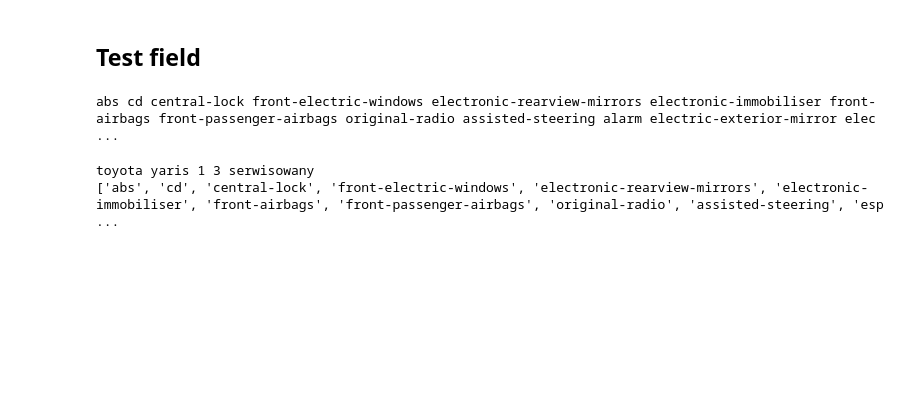
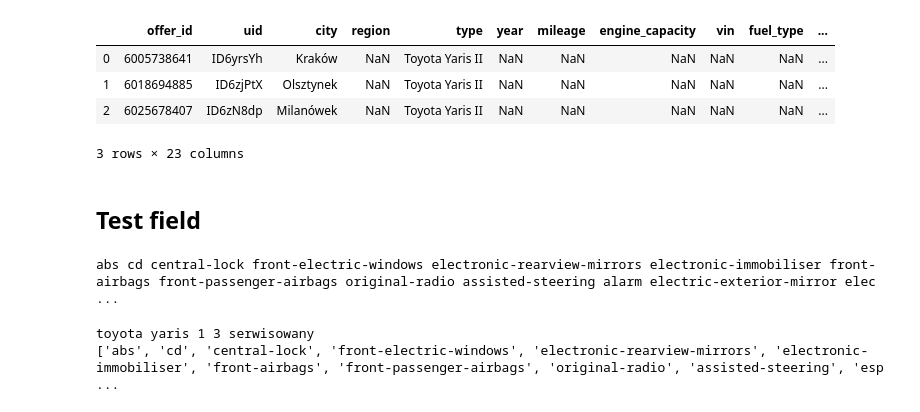
Before and after one commit to mgurg/py_otomoto, a Jupyter notebook: py_otomoto.ipynb, the cells around one changed output. Saved outputs shown, nothing was run; the diff lists cells and outputs as text; code cells hidden in the pictures; blank space fills up the shorter version.

```diff
--- a/py_otomoto.ipynb
+++ b/py_otomoto.ipynb
@@ -0,0 +3,11 @@
+# %%
+import pandas as pd
+import sqlite3
+
+conn = sqlite3.connect("pythonsqlite.db")
+df = pd.read_sql_query("select * from otomoto_20200330;", conn)
+df.head(5)
+
+df2 = pd.read_sql_query("select * from otomoto_20200331 limit 15;", conn)
+
+df3 = pd.read_sql_query("select * from car_ID6zTdC2;", conn)
@@ -1,3 +45,19 @@
+# %%
+column_names = ['offer_id', 'uid', 'city','region','type','year','mileage','engine_capacity', 'vin', 'fuel_type', 'engine_power', 'gearbox',
+       'transmission', 'body_type', 'door_count', 'nr_seats', 'color','features', 'price_raw', 'currency', 'country_origin', 'registration',
+       'date' ]
+
+
+mdf = pd.DataFrame(columns = column_names)
+mdf[['offer_id', 'uid', 'city']] = df[['offer_id','uid', 'city']]
+mdf['type'] = df['type']
+mdf.head(3)
+# %% [output]
+|  | offer_id | uid | city | region | type | year | mileage | engine_capacity | vin | fuel_type | ... |
+| 0 | 6005738641 | ID6yrsYh | Kraków | NaN | Toyota Yaris II | NaN | NaN | NaN | NaN | NaN | ... |
+| 1 | 6018694885 | ID6zjPtX | Olsztynek | NaN | Toyota Yaris II | NaN | NaN | NaN | NaN | NaN | ... |
+| 2 | 6025678407 | ID6zN8dp | Milanówek | NaN | Toyota Yaris II | NaN | NaN | NaN | NaN | NaN | ... |
+3 rows × 23 columns
 # %% [markdown]
 ## Test field
 # %%
```
Also changed, not shown: parts of 5 cells of this notebook, 2 other files.
